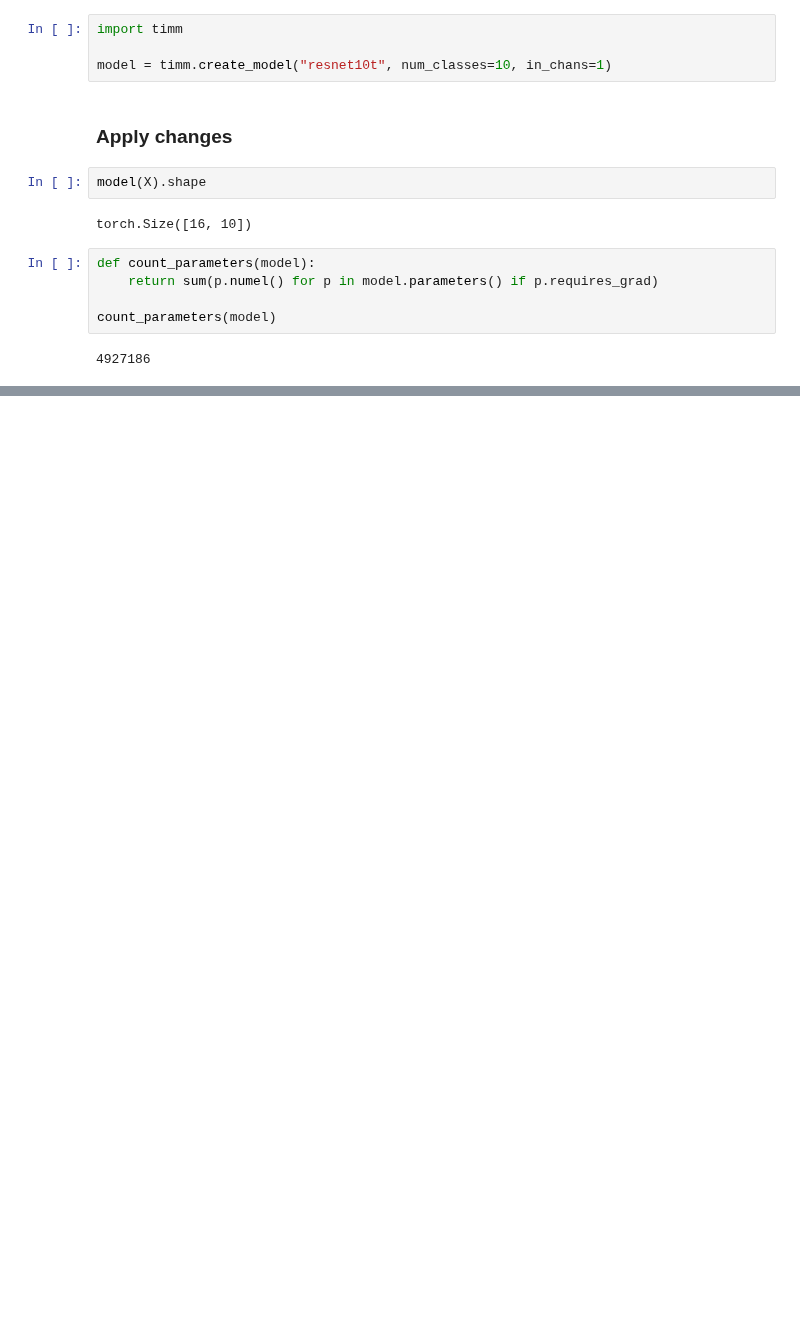
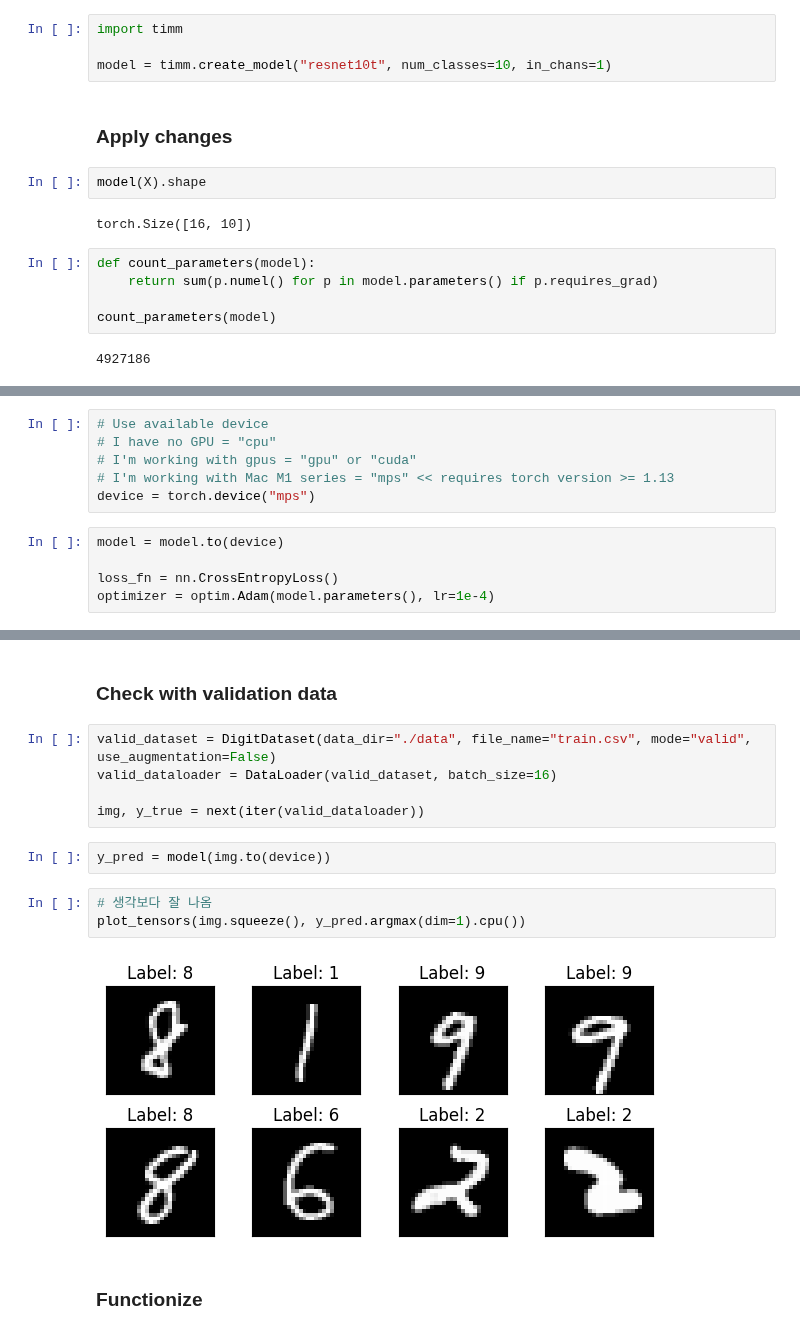
Before and after one commit to Cognitive-Systems-Laboratory/digit-recognizer, a Jupyter notebook: 03_modeling.ipynb, the cells around one changed output, grey strips where cells are left out. Cells and saved outputs as stored; diff of their text form; blank space fills up the shorter version.

Commit message:
Add training code

```diff
--- a/03_modeling.ipynb
+++ b/03_modeling.ipynb
@@ -38,0 +47,11 @@ count_parameters(model)
+# %%
+# Use available device
+# I have no GPU = "cpu"
+# I'm working with gpus = "gpu" or "cuda"
+# I'm working with Mac M1 series = "mps" << requires torch version >= 1.13
+device = torch.device("mps")
+# %%
+model = model.to(device)
+
+loss_fn = nn.CrossEntropyLoss()
+optimizer = optim.Adam(model.parameters(), lr=1e-4)
@@ -38,0 +101,16 @@ count_parameters(model)
+# %% [markdown]
+### Check with validation data
+# %%
+valid_dataset = DigitDataset(data_dir="./data", file_name="train.csv", mode="valid", use_augmentation=False)
+valid_dataloader = DataLoader(valid_dataset, batch_size=16)
+
+img, y_true = next(iter(valid_dataloader))
+# %%
+y_pred = model(img.to(device))
+# %%
+# 생각보다 잘 나옴
+plot_tensors(img.squeeze(), y_pred.argmax(dim=1).cpu())
+# %% [output]
+[figure, added]
+# %% [markdown]
+### Functionize
```
Also changed, not shown: parts of 18 cells of this notebook, 3 other files.
